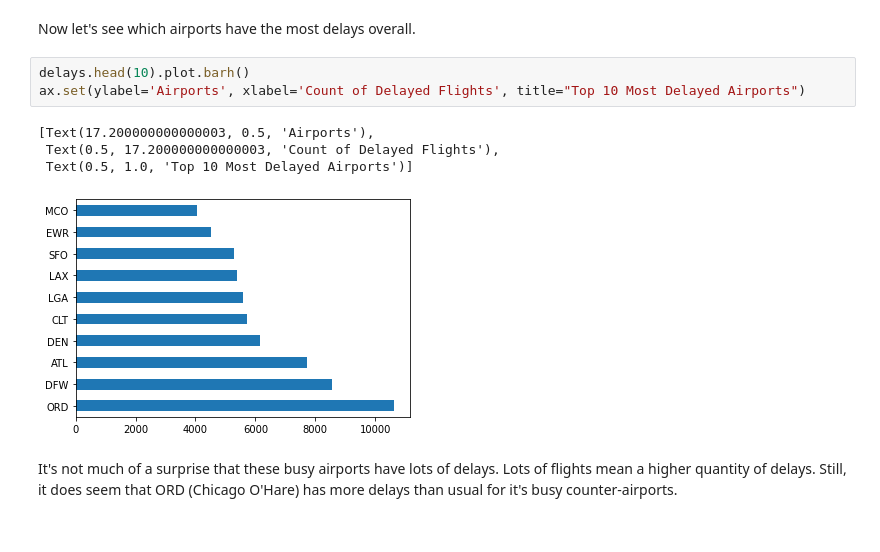
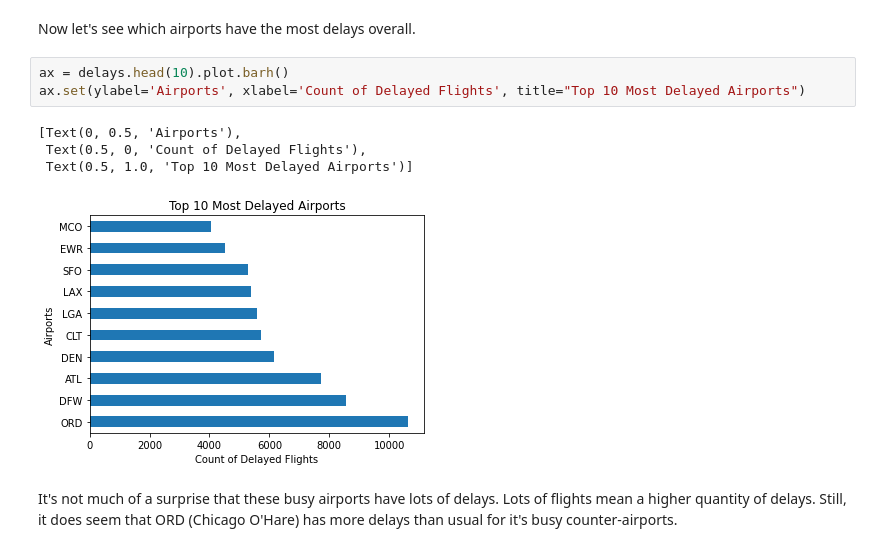
Before and after one commit to musicaljoeker/ds740-final, a Jupyter notebook: tensorflow/Predicting Flight Delays 2.ipynb, the cells around one changed output. Cells and saved outputs as stored; diff of their text form.

```diff
--- a/tensorflow/Predicting Flight Delays 2.ipynb
+++ b/tensorflow/Predicting Flight Delays 2.ipynb
@@ -102,13 +102,13 @@ ax.set(ylabel='Airports', xlabel='Proportion of Delayed Flights', title="Top 10
 # %% [markdown]
 Now let's see which airports have the most delays overall.
 # %%
-delays.head(10).plot.barh()
+ax = delays.head(10).plot.barh()
 ax.set(ylabel='Airports', xlabel='Count of Delayed Flights', title="Top 10 Most Delayed Airports")
 # %% [output]
-[Text(17.200000000000003, 0.5, 'Airports'),
- Text(0.5, 17.200000000000003, 'Count of Delayed Flights'),
+[Text(0, 0.5, 'Airports'),
+ Text(0.5, 0, 'Count of Delayed Flights'),
  Text(0.5, 1.0, 'Top 10 Most Delayed Airports')]
-[figure, old version]
+[figure, new version]
 # %% [markdown]
 It's not much of a surprise that these busy airports have lots of delays. Lots of flights mean a higher quantity of delays. Still, it does seem that ORD (Chicago O'Hare) has more delays than usual for it's busy counter-airports.
 # %% [markdown]
```
Also changed, not shown: parts of 11 cells of this notebook.
